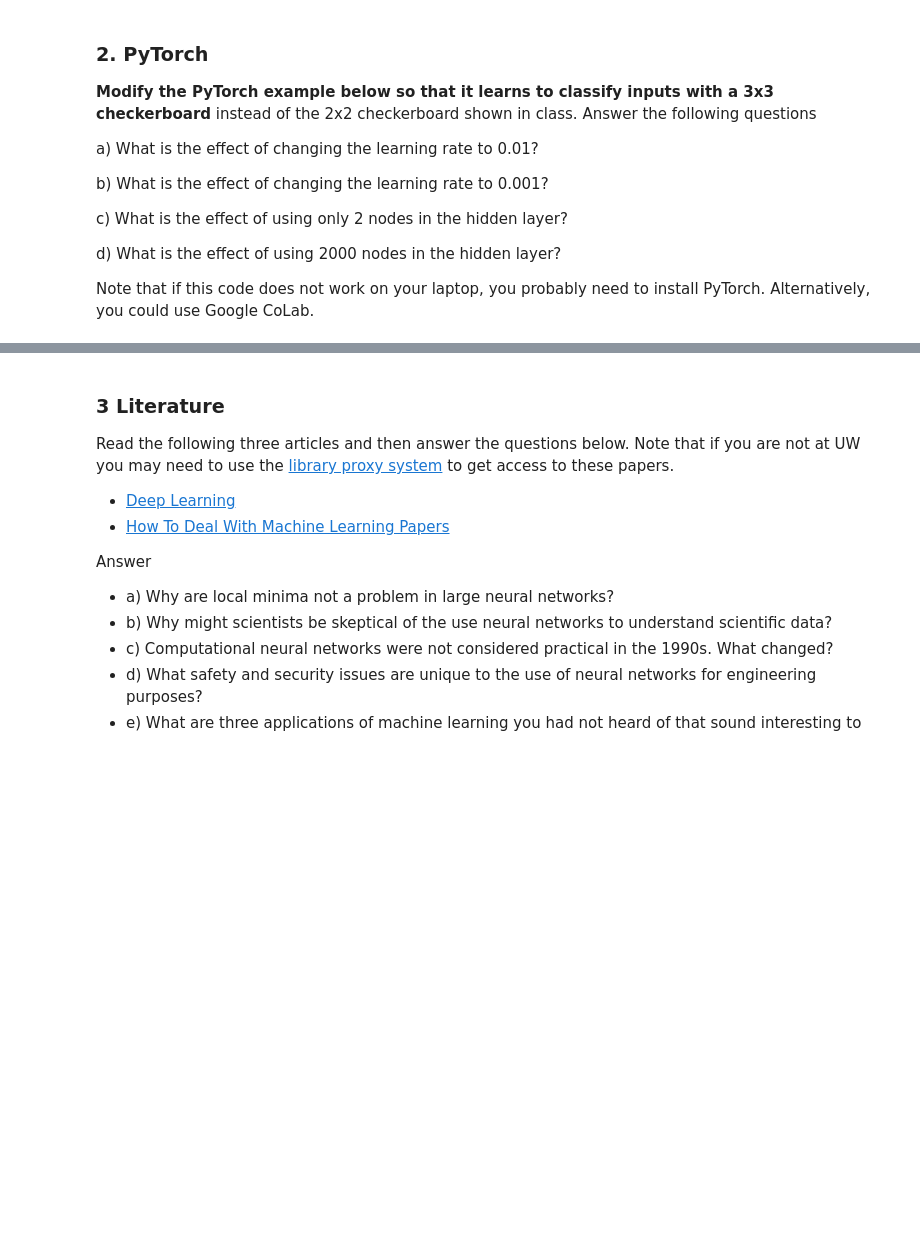
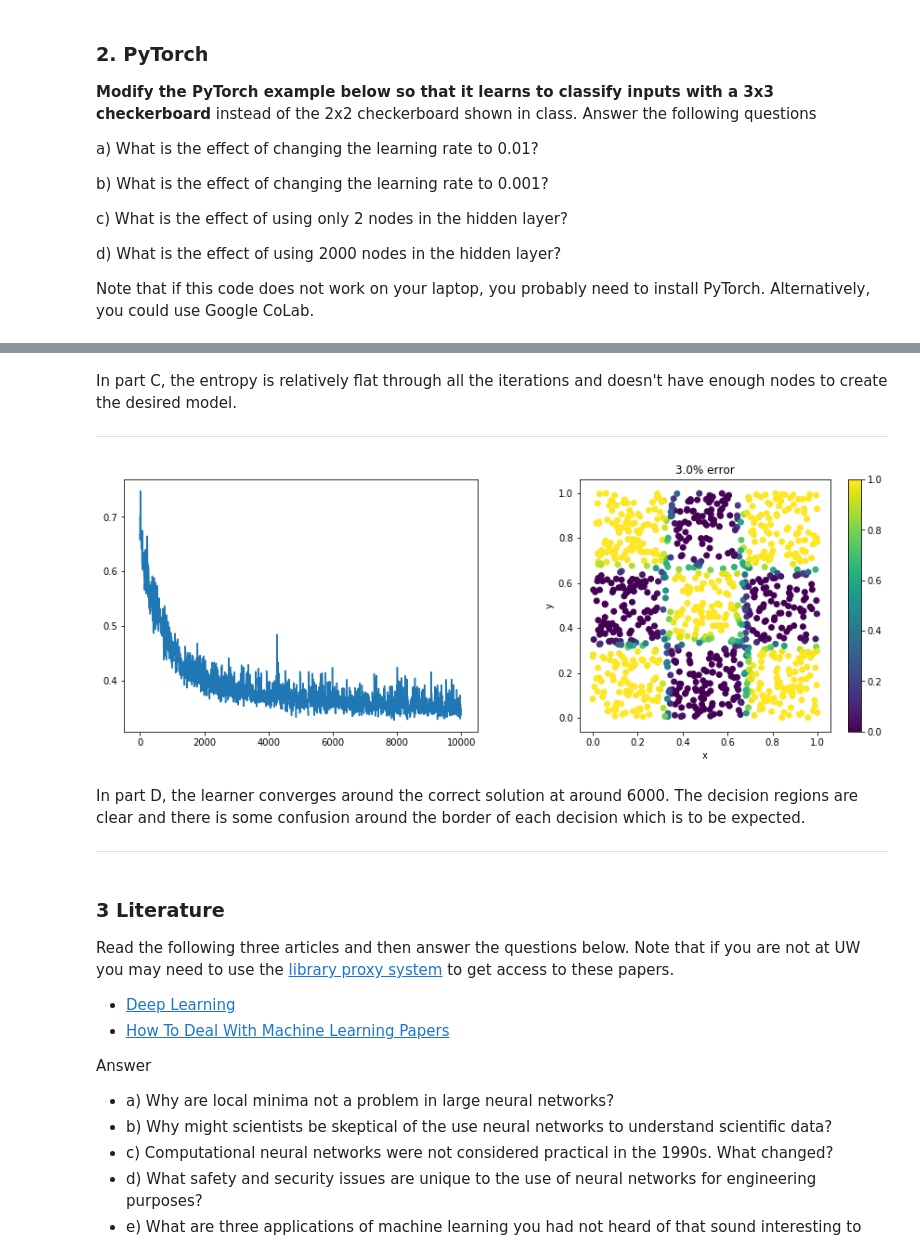
Before and after one commit to kegedy/EE502P, a Jupyter notebook: hw/kevin/HW09.ipynb, the cells around one changed output, grey strips where cells are left out. Drawn from its saved outputs; the diff is of its cells as text; code cells hidden in the pictures; blank space fills up the shorter version.

```diff
--- a/hw/kevin/HW09.ipynb
+++ b/hw/kevin/HW09.ipynb
@@ -437,3 +289,37 @@ show_predictions(model, ax[1])
+# %% [markdown]
+In part C, the entropy is relatively flat through all the iterations and doesn't have enough nodes to create the desired model.
+
+<hr>
+# %%
+# Part D
+model = ModelThree(2000) # 100 neurons in the hidden layer helps assure that some reachable
+                      # local minima computes the right function. In the trained model,
+                      # some neurons may not do anything useful.
+criterion = nn.CrossEntropyLoss()
+optimizer = torch.optim.Adam(model.parameters(), lr=0.001) # LEARNING RATE
+
+data = []
+
+fig,ax=plt.subplots(1,2,figsize=(15,5))
+
+for _ in range(1000):
+    x,y = make_data(100)
+    for _ in range(10): # Might have to change this for accuracy!
+        optimizer.zero_grad()
+        yhat = model(x)
+        loss = criterion(yhat,y)
+        data.append(loss)
+        loss.backward()
+        optimizer.step()
+
+ax[0].plot(data)
+show_predictions(model, ax[1])
+# %% [output]
+[figure, added]
+# %% [markdown]
+In part D, the learner converges around the correct solution at around 6000. The decision regions are clear and there is some confusion around the border of each decision which is to be expected.
+
+<hr>
 # %% [markdown]
 ### 3 Literature
 
```
Also changed, not shown: parts of 30 cells of this notebook.
